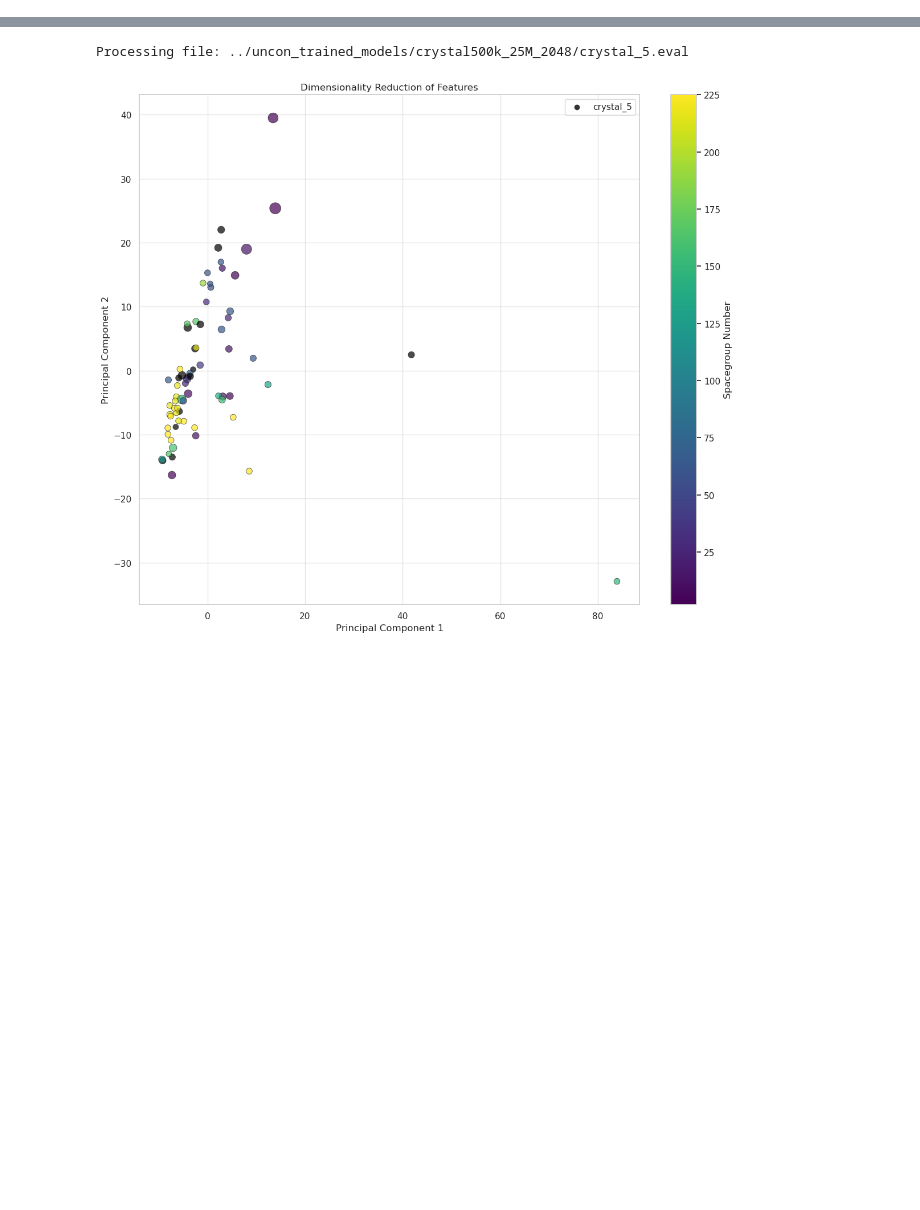
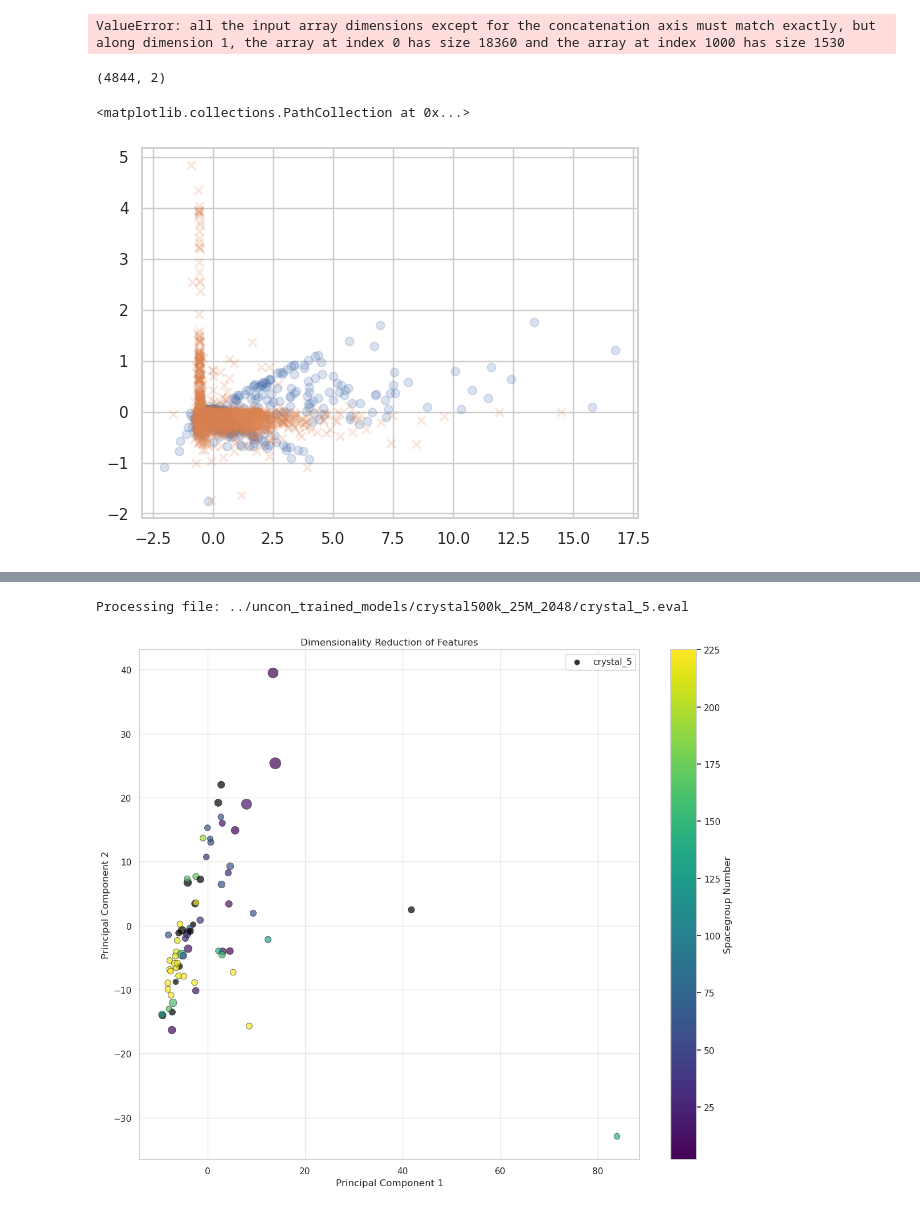
Before and after one commit to zhaohan-alan/decifier, a Jupyter notebook: decifer/notebooks/eval_files_and_descriptors.ipynb, the cells around one changed output, grey strips where cells are left out. Cells and saved outputs as stored; diff of their text form; code cells hidden in the pictures; blank space fills up the shorter version.

```diff
--- a/decifer/notebooks/eval_files_and_descriptors.ipynb
+++ b/decifer/notebooks/eval_files_and_descriptors.ipynb
@@ -219,0 +643,49 @@ Performing PCA on Combined features...
+# %%
+
+# Extract individual and combined feature matrices
+feature_dict, df = get_feature_matrices(df)
+
+# Perform dimensionality reduction (PCA to 2 components) on each feature set
+reduced_features_dict = {}
+for key in feature_dict:
+    print(f"Performing PCA on {key} features...")
+    reduced_features = perform_dimensionality_reduction(feature_dict[key], n_components=2)
+    reduced_features_dict[key] = reduced_features
+
+# Visualize the samples
+visualize_samples(reduced_features_dict, df)
+# %% [output]
+ValueError: all the input array dimensions except for the concatenation axis must match exactly, but along dimension 1, the array at index 0 has size 18360 and the array at index 1000 has size 1530
+# %%
+df = pd.read_parquet('../deciferdataset_boundary/boundary_test5k.eval', columns=['descriptors.soap_gen'])
+soap_features = np.vstack(df['descriptors.soap_gen'].values)
+scaler = StandardScaler()
+features_scaled = scaler.fit_transform(soap_features)
+
+# Apply PCA
+pca = PCA(n_components=2)
+reduced_features = pca.fit_transform(features_scaled)
+mask = np.logical_and(reduced_features < 30,reduced_features > -10)
+# print(np.any(mask, axis=-1).shape)
+features_cut = reduced_features[np.any(mask, axis=-1)]
+plt.scatter(features_cut[:,0], features_cut[:,1], marker='o', alpha=0.2)
+
+df = pd.read_parquet('../deciferdataset_no_boundary/no_boundary_test5k.eval', columns=['descriptors.soap_gen'])
+soap_features = np.vstack(df['descriptors.soap_gen'].values)
+scaler = StandardScaler()
+features_scaled = scaler.fit_transform(soap_features)
+
+# Apply PCA
+pca = PCA(n_components=2)
+reduced_features = pca.fit_transform(features_scaled)
+mask = np.logical_and(reduced_features < 30, reduced_features > -10)
+print(mask.shape)
+features_cut = reduced_features[np.any(mask, axis=-1)]
+features_cut = features_cut[features_cut[:,0] < 30, :]
+features_cut = features_cut[features_cut[:,1] < 30, :]
+features_cut = features_cut[features_cut[:,1] > -5, :]
+plt.scatter(features_cut[:,0], features_cut[:,1], marker='x', alpha=0.2)
+# %% [output]
+(4844, 2)
+<matplotlib.collections.PathCollection at 0x...>
+[figure, added]
```
Also changed, not shown: parts of 6 cells of this notebook, 4 other files.
